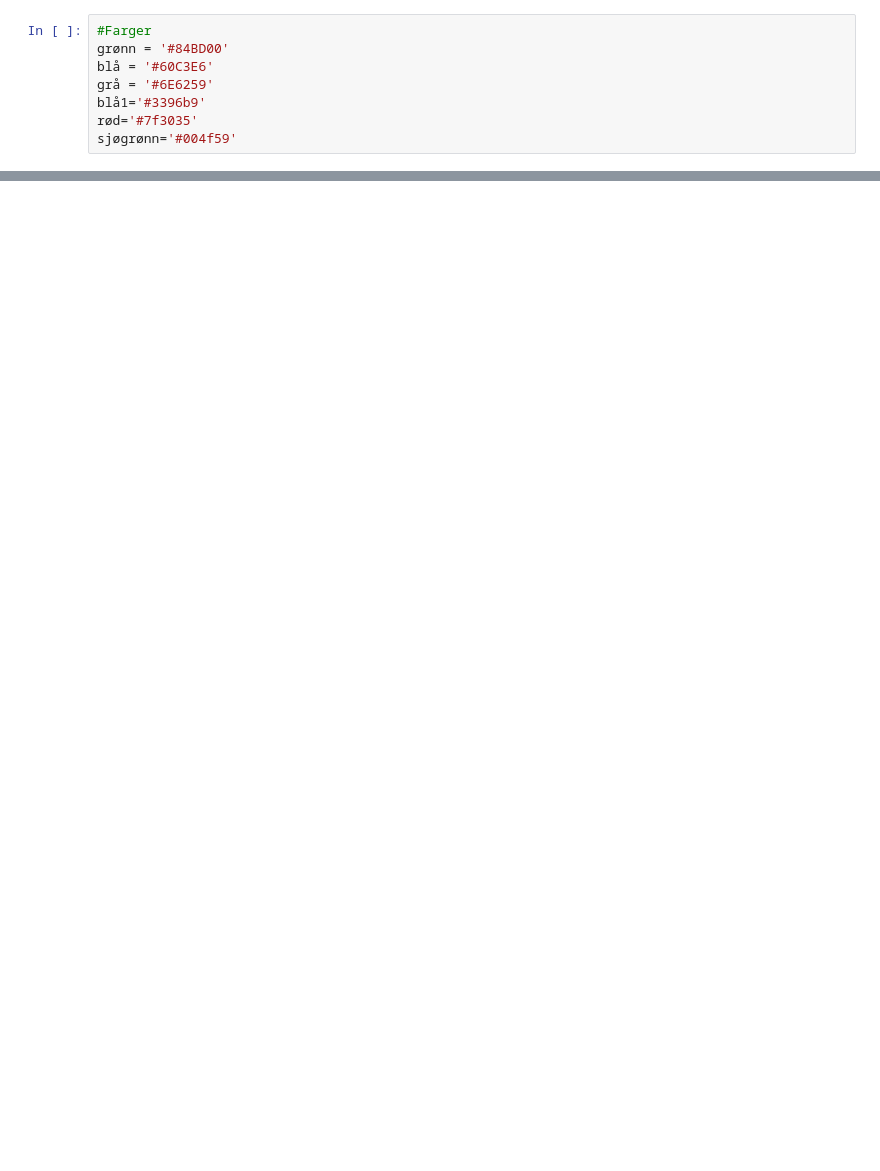
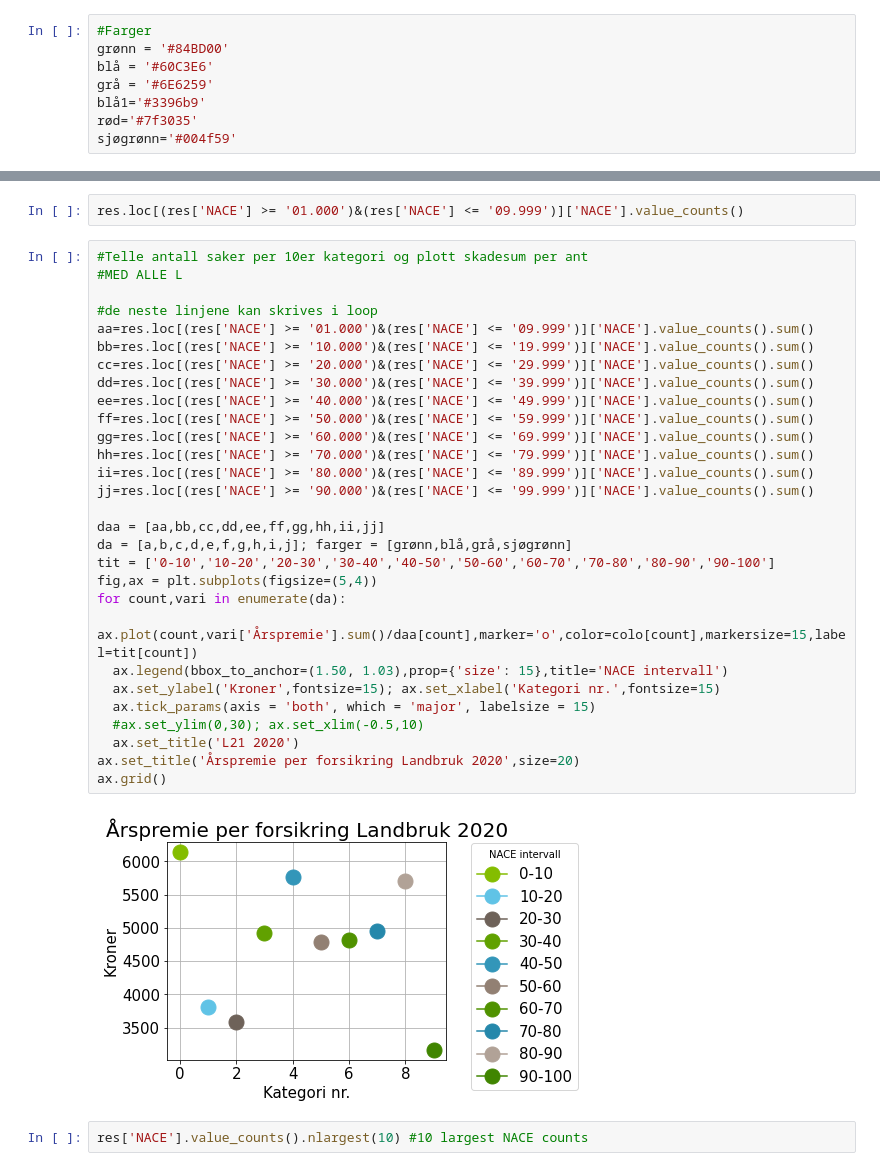
Before and after one commit to eirikngard/Eika, a Jupyter notebook: Landbruk.ipynb, the cells around one changed output, grey strips where cells are left out. Drawn from its saved outputs; the diff is of its cells as text; blank space fills up the shorter version.

```diff
--- a/Landbruk.ipynb
+++ b/Landbruk.ipynb
@@ -128,0 +115,35 @@ p
+# %%
+res.loc[(res['NACE'] >= '01.000')&(res['NACE'] <= '09.999')]['NACE'].value_counts()
+# %%
+#Telle antall saker per 10er kategori og plott skadesum per ant
+#MED ALLE L
+
+#de neste linjene kan skrives i loop
+aa=res.loc[(res['NACE'] >= '01.000')&(res['NACE'] <= '09.999')]['NACE'].value_counts().sum()
+bb=res.loc[(res['NACE'] >= '10.000')&(res['NACE'] <= '19.999')]['NACE'].value_counts().sum()
+cc=res.loc[(res['NACE'] >= '20.000')&(res['NACE'] <= '29.999')]['NACE'].value_counts().sum()
+dd=res.loc[(res['NACE'] >= '30.000')&(res['NACE'] <= '39.999')]['NACE'].value_counts().sum()
+ee=res.loc[(res['NACE'] >= '40.000')&(res['NACE'] <= '49.999')]['NACE'].value_counts().sum()
+ff=res.loc[(res['NACE'] >= '50.000')&(res['NACE'] <= '59.999')]['NACE'].value_counts().sum()
+gg=res.loc[(res['NACE'] >= '60.000')&(res['NACE'] <= '69.999')]['NACE'].value_counts().sum()
+hh=res.loc[(res['NACE'] >= '70.000')&(res['NACE'] <= '79.999')]['NACE'].value_counts().sum()
+ii=res.loc[(res['NACE'] >= '80.000')&(res['NACE'] <= '89.999')]['NACE'].value_counts().sum()
+jj=res.loc[(res['NACE'] >= '90.000')&(res['NACE'] <= '99.999')]['NACE'].value_counts().sum()
+
+daa = [aa,bb,cc,dd,ee,ff,gg,hh,ii,jj]
+da = [a,b,c,d,e,f,g,h,i,j]; farger = [grønn,blå,grå,sjøgrønn]
+tit = ['0-10','10-20','20-30','30-40','40-50','50-60','60-70','70-80','80-90','90-100']
+fig,ax = plt.subplots(figsize=(5,4))
+for count,vari in enumerate(da):
+  ax.plot(count,vari['Årspremie'].sum()/daa[count],marker='o',color=colo[count],markersize=15,label=tit[count])
+  ax.legend(bbox_to_anchor=(1.50, 1.03),prop={'size': 15},title='NACE intervall')
+  ax.set_ylabel('Kroner',fontsize=15); ax.set_xlabel('Kategori nr.',fontsize=15)
+  ax.tick_params(axis = 'both', which = 'major', labelsize = 15)
+  #ax.set_ylim(0,30); ax.set_xlim(-0.5,10)
+  ax.set_title('L21 2020')
+ax.set_title('Årspremie per forsikring Landbruk 2020',size=20)
+ax.grid()
+# %% [output]
+[figure, added]
+# %%
+res['NACE'].value_counts().nlargest(10) #10 largest NACE counts
```
Also changed, not shown: parts of 19 cells of this notebook.
